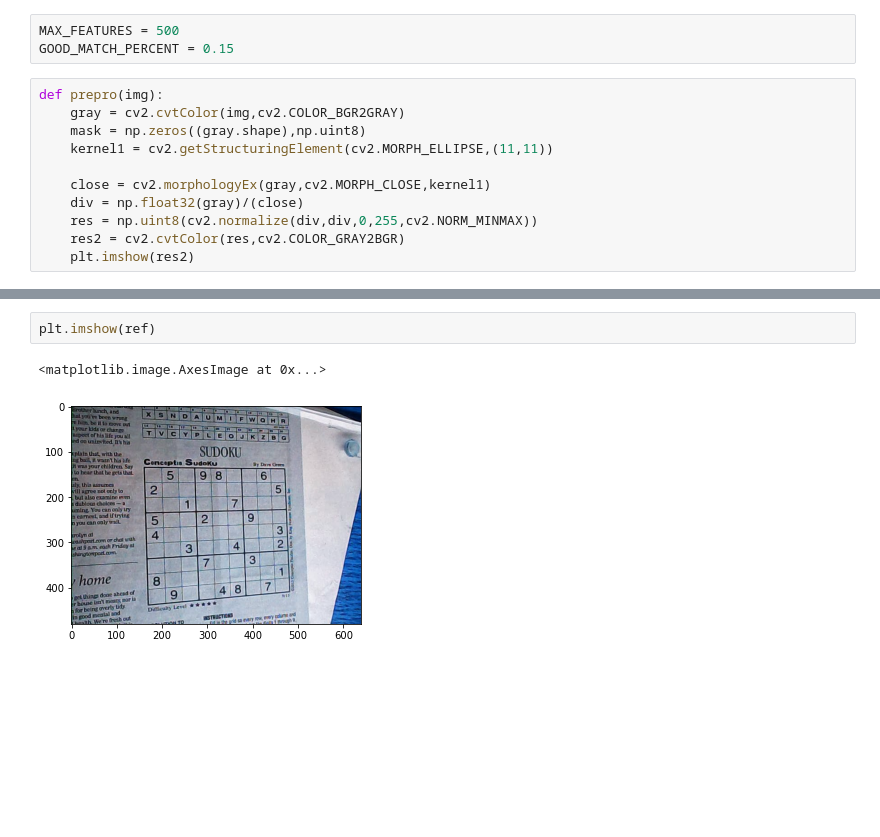
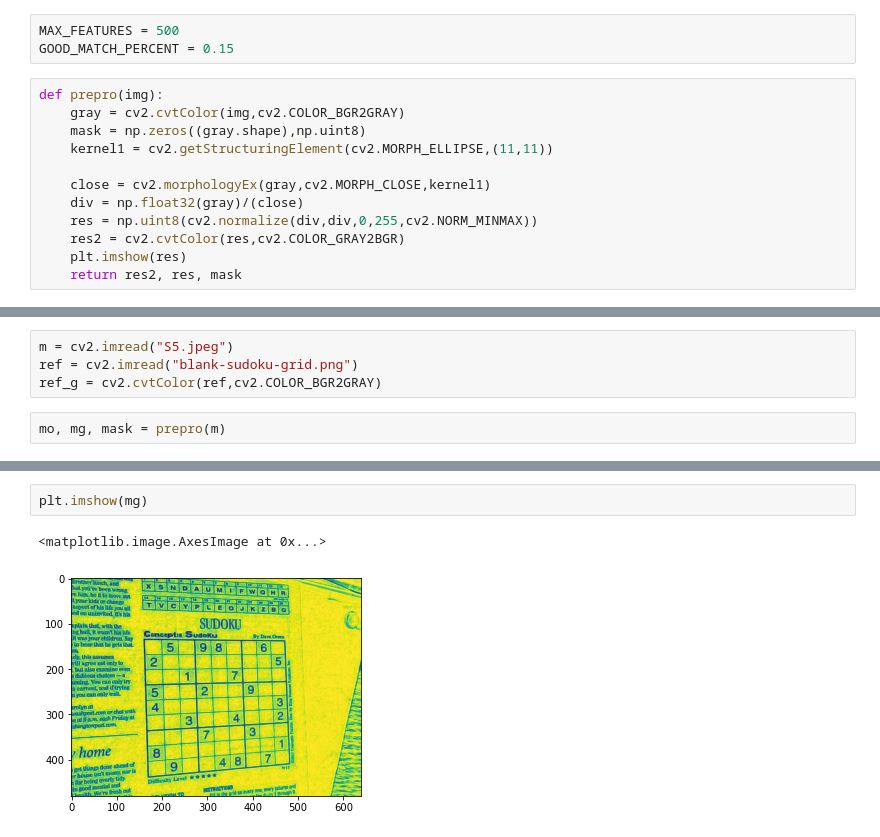
Before and after one commit to kaydee0502/SudokuSazy, a Jupyter notebook: model/Alignment.ipynb, the cells around one changed output, grey strips where cells are left out. Saved outputs shown, nothing was run; the diff lists cells and outputs as text; blank space fills up the shorter version.

Commit message:
Sudoku ROI

```diff
--- a/model/Alignment.ipynb
+++ b/model/Alignment.ipynb
@@ -15,4 +15,5 @@ def prepro(img):
     div = np.float32(gray)/(close)
     res = np.uint8(cv2.normalize(div,div,0,255,cv2.NORM_MINMAX))
     res2 = cv2.cvtColor(res,cv2.COLOR_GRAY2BGR)
-    plt.imshow(res2)
+    plt.imshow(res)
+    return res2, res, mask
@@ -24,0 +20,6 @@ prepro(ref)
+# %%
+m = cv2.imread("S5.jpeg")
+ref = cv2.imread("blank-sudoku-grid.png")
+ref_g = cv2.cvtColor(ref,cv2.COLOR_BGR2GRAY)
+# %%
+mo, mg, mask = prepro(m)
@@ -25,5 +28,5 @@ prepro(ref)
 # %%
-plt.imshow(ref)
+plt.imshow(mg)
 # %% [output]
 <matplotlib.image.AxesImage at 0x...>
-[figure, old version]
+[figure, new version]
```
Also changed, not shown: parts of 6 cells of this notebook.
